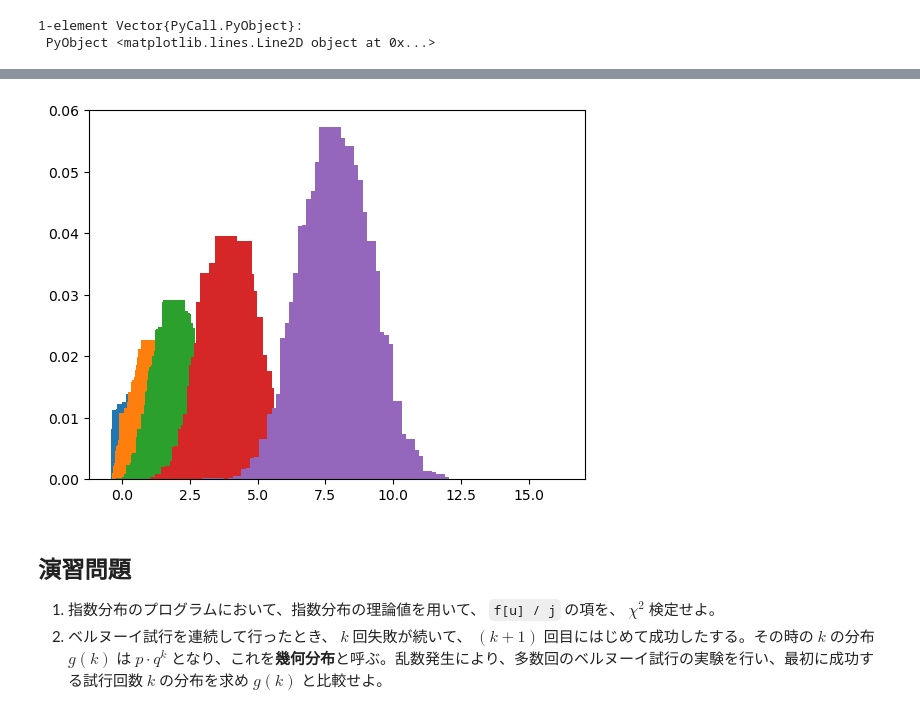
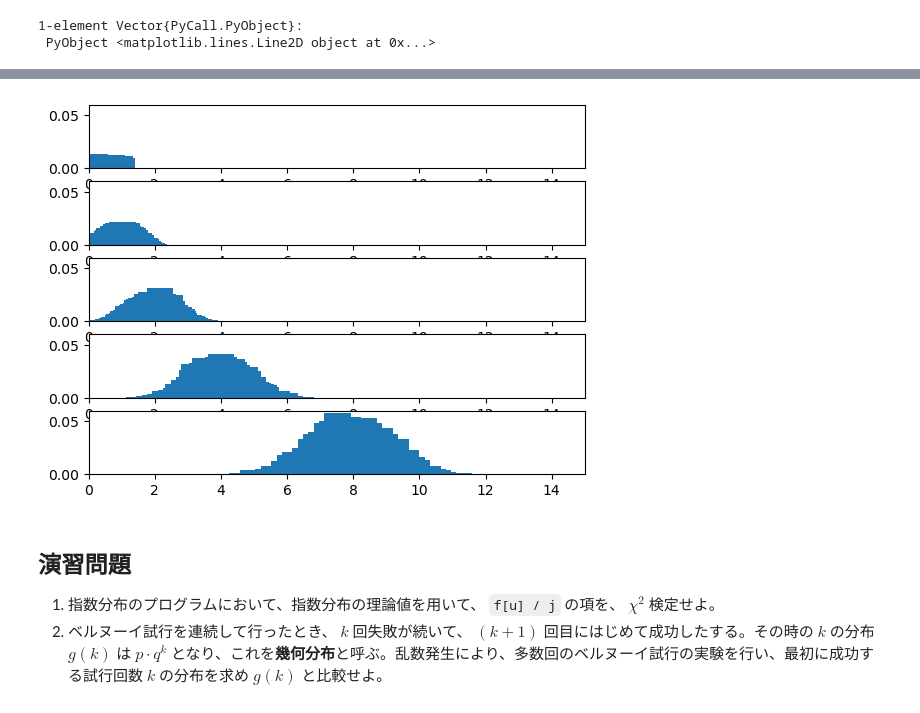
Before and after one commit to tsuchinoko0402/monte-carlo-simulation, a Jupyter notebook: 02-probability_experiment_by_random_num.ipynb, the cells around one changed output, grey strips where cells are left out. Drawn from its saved outputs; the diff is of its cells as text; code cells hidden in the pictures.

```diff
--- a/02-probability_experiment_by_random_num.ipynb
+++ b/02-probability_experiment_by_random_num.ipynb
@@ -346,6 +344,8 @@ $$
 
 となり、$\mu = 1/2, \sigma = 1/12$ なので、一様乱数 $n$ 個の合計 $x$ の分布は平均値、分散がそれぞれ $n/2, n/12$ の正規分布に近づく。
 # %%
+using PyPlot
+
 number = 5000
 p = 0.5
 size = 100
@@ -356,35 +356,40 @@ function central(n::Int)::Float64
     for k = 1:n
         x += rand()
     end
 
     return x
 end
 
 function experience(n::Int)::Array{Int, 1}
     f = zeros(Int, size)
     for j = 1:number
         x = central(n)
         u = Int(ceil(x * size / n))
         f[u] += 1
     end
 
     return f
 end
 
+fig = PyPlot.figure()
+
 n = 1
 for i = 1:5
     f = zeros(Int, size)
     for j = 1:number
         u = Int(ceil(central(n) * size / n))
         f[u] += 1
     end
+    ax = fig.add_subplot(5, 1, i)
     x = range(0.0, step=(1.0/size*n), length=size)
-    bar(x, f / number)
+    ax.bar(x, f / number)
+    ax.set_xlim(0, 15)
+    ax.set_ylim(0, 0.06)
 
     n *= 2
 end
 # %% [output]
-[figure, old version]
+[figure, new version]
 # %% [markdown]
 ## 演習問題
 
```
Also changed, not shown: parts of 1 cell of this notebook, 1 other file.
